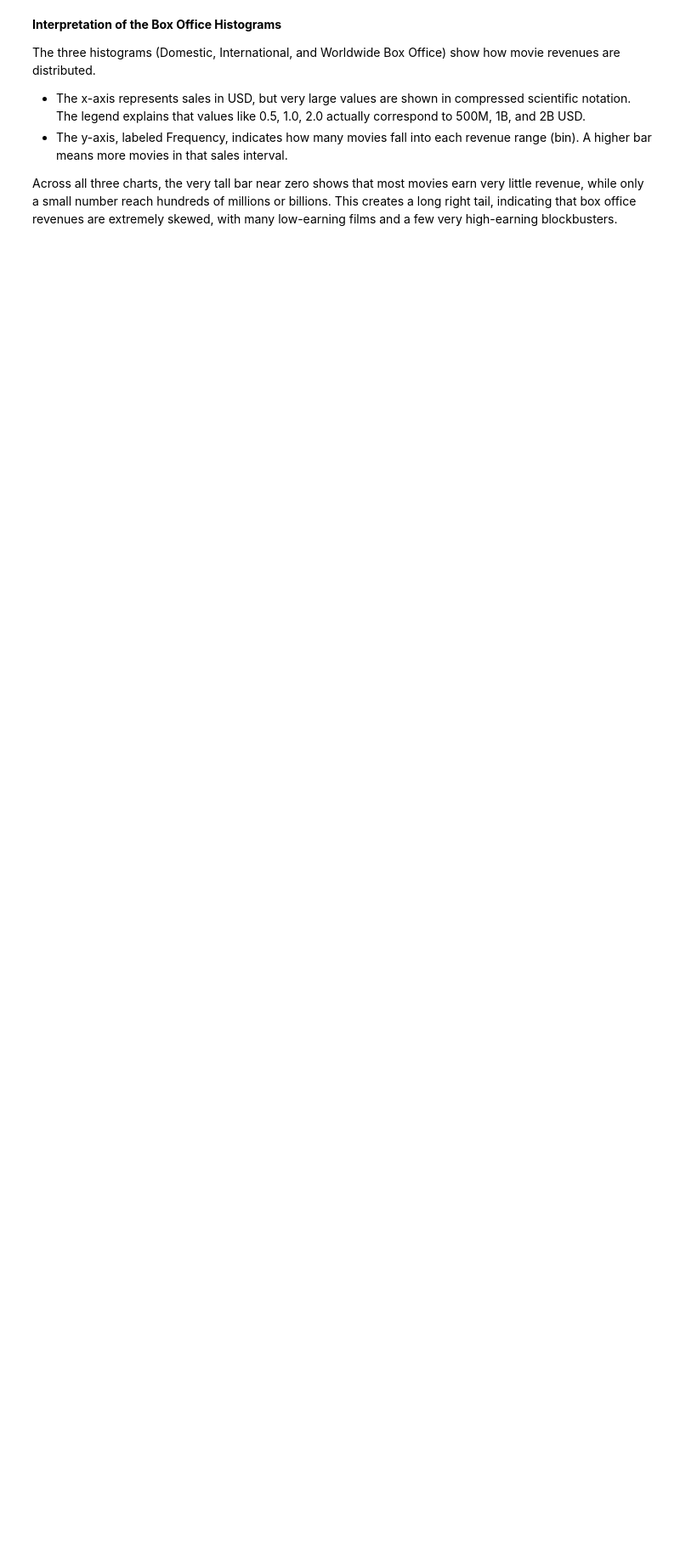
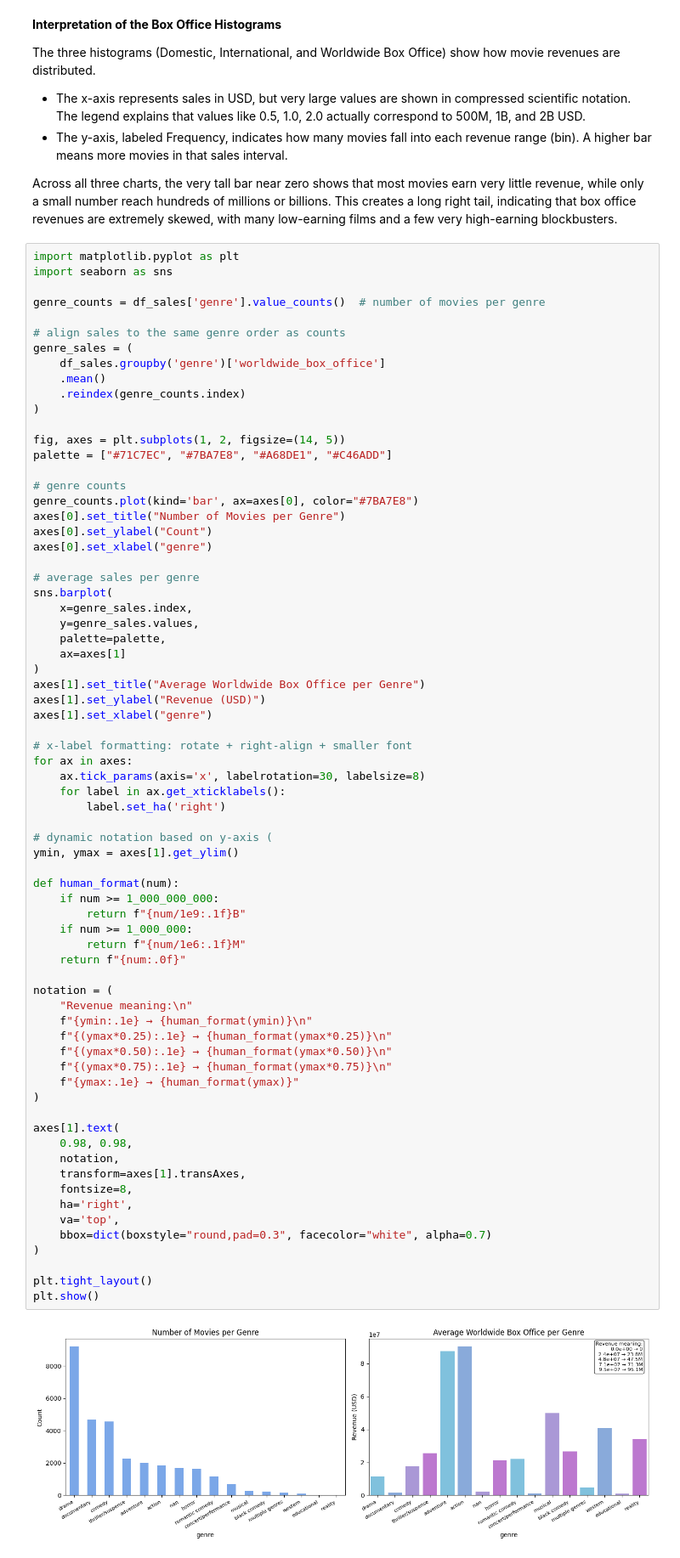
Before and after one commit to YoungJun173/DDB_AI_Group_Assignmen, a Jupyter notebook: Playground Notebooks/EDA.ipynb, the cells around one changed output. Shown: that part at 85% size. Drawn from its saved outputs; the diff is of its cells as text; blank space fills up the shorter version.

```diff
--- a/Playground Notebooks/EDA.ipynb
+++ b/Playground Notebooks/EDA.ipynb
@@ -407,3 +463,75 @@ The three histograms (Domestic, International, and Worldwide Box Office) show ho
 - The y-axis, labeled Frequency, indicates how many movies fall into each revenue range (bin). A higher bar means more movies in that sales interval.
 
 Across all three charts, the very tall bar near zero shows that most movies earn very little revenue, while only a small number reach hundreds of millions or billions. This creates a long right tail, indicating that box office revenues are extremely skewed, with many low-earning films and a few very high-earning blockbusters.
+# %%
+import matplotlib.pyplot as plt
+import seaborn as sns
+
+genre_counts = df_sales['genre'].value_counts()  # number of movies per genre
+
+# align sales to the same genre order as counts
+genre_sales = (
+    df_sales.groupby('genre')['worldwide_box_office']
+    .mean()
+    .reindex(genre_counts.index)
+)
+
+fig, axes = plt.subplots(1, 2, figsize=(14, 5))
+palette = ["#71C7EC", "#7BA7E8", "#A68DE1", "#C46ADD"]
+
+# genre counts
+genre_counts.plot(kind='bar', ax=axes[0], color="#7BA7E8")
+axes[0].set_title("Number of Movies per Genre")
+axes[0].set_ylabel("Count")
+axes[0].set_xlabel("genre")
+
+# average sales per genre
+sns.barplot(
+    x=genre_sales.index,
+    y=genre_sales.values,
+    palette=palette,
+    ax=axes[1]
+)
+axes[1].set_title("Average Worldwide Box Office per Genre")
+axes[1].set_ylabel("Revenue (USD)")
+axes[1].set_xlabel("genre")
+
+# x-label formatting: rotate + right-align + smaller font
+for ax in axes:
+    ax.tick_params(axis='x', labelrotation=30, labelsize=8)
+    for label in ax.get_xticklabels():
+        label.set_ha('right')
+
+# dynamic notation based on y-axis (
+ymin, ymax = axes[1].get_ylim()
+
+def human_format(num):
+    if num >= 1_000_000_000:
+        return f"{num/1e9:.1f}B"
+    if num >= 1_000_000:
+        return f"{num/1e6:.1f}M"
+    return f"{num:.0f}"
+
+notation = (
+    "Revenue meaning:\n"
+    f"{ymin:.1e} → {human_format(ymin)}\n"
+    f"{(ymax*0.25):.1e} → {human_format(ymax*0.25)}\n"
+    f"{(ymax*0.50):.1e} → {human_format(ymax*0.50)}\n"
+    f"{(ymax*0.75):.1e} → {human_format(ymax*0.75)}\n"
+    f"{ymax:.1e} → {human_format(ymax)}"
+)
+
+axes[1].text(
+    0.98, 0.98,
+    notation,
+    transform=axes[1].transAxes,
+    fontsize=8,
+    ha='right',
+    va='top',
+    bbox=dict(boxstyle="round,pad=0.3", facecolor="white", alpha=0.7)
+)
+
+plt.tight_layout()
+plt.show()
+# %% [output]
+[figure, added]
```
Also changed, not shown: parts of 16 cells of this notebook.
